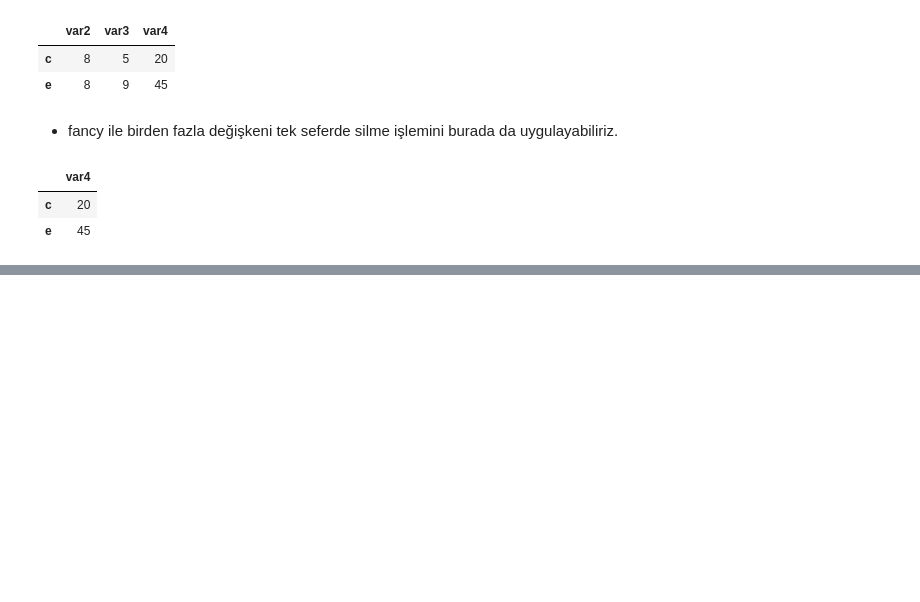
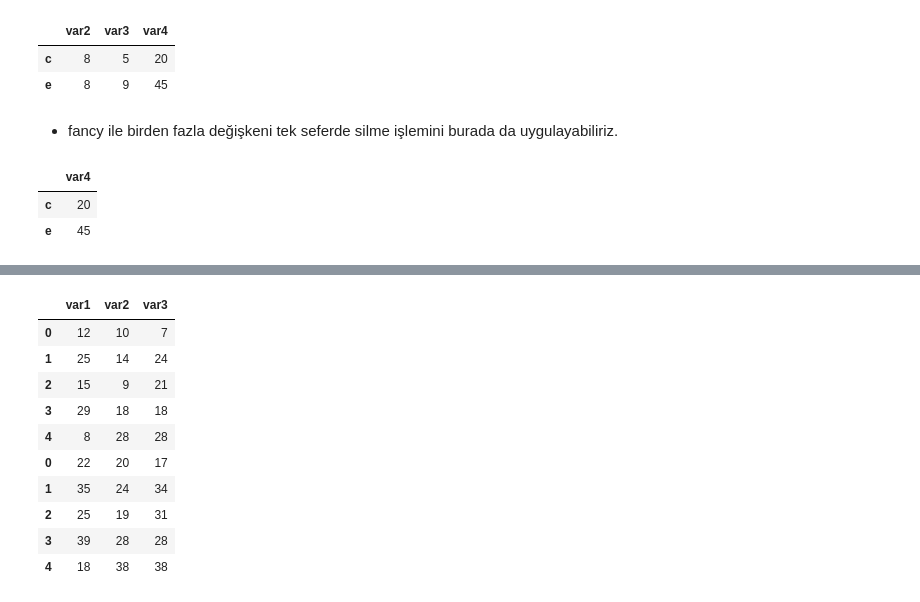
Before and after one commit to selmanbaskaya/Machine-Learning-Pandas, a Jupyter notebook: Pandas-First-Glance.ipynb, the cells around one changed output, grey strips where cells are left out. Cells and saved outputs as stored; diff of their text form; code cells hidden in the pictures; blank space fills up the shorter version.

```diff
--- a/Pandas-First-Glance.ipynb
+++ b/Pandas-First-Glance.ipynb
@@ -503,0 +657,14 @@ df
+# %%
+pd.concat([df, df1])
+# %% [output]
+|  | var1 | var2 | var3 |
+| 0 | 12 | 10 | 7 |
+| 1 | 25 | 14 | 24 |
+| 2 | 15 | 9 | 21 |
+| 3 | 29 | 18 | 18 |
+| 4 | 8 | 28 | 28 |
+| 0 | 22 | 20 | 17 |
+| 1 | 35 | 24 | 34 |
+| 2 | 25 | 19 | 31 |
+| 3 | 39 | 28 | 28 |
+| 4 | 18 | 38 | 38 |
```
Also changed, not shown: parts of 56 cells of this notebook, 1 other file.
